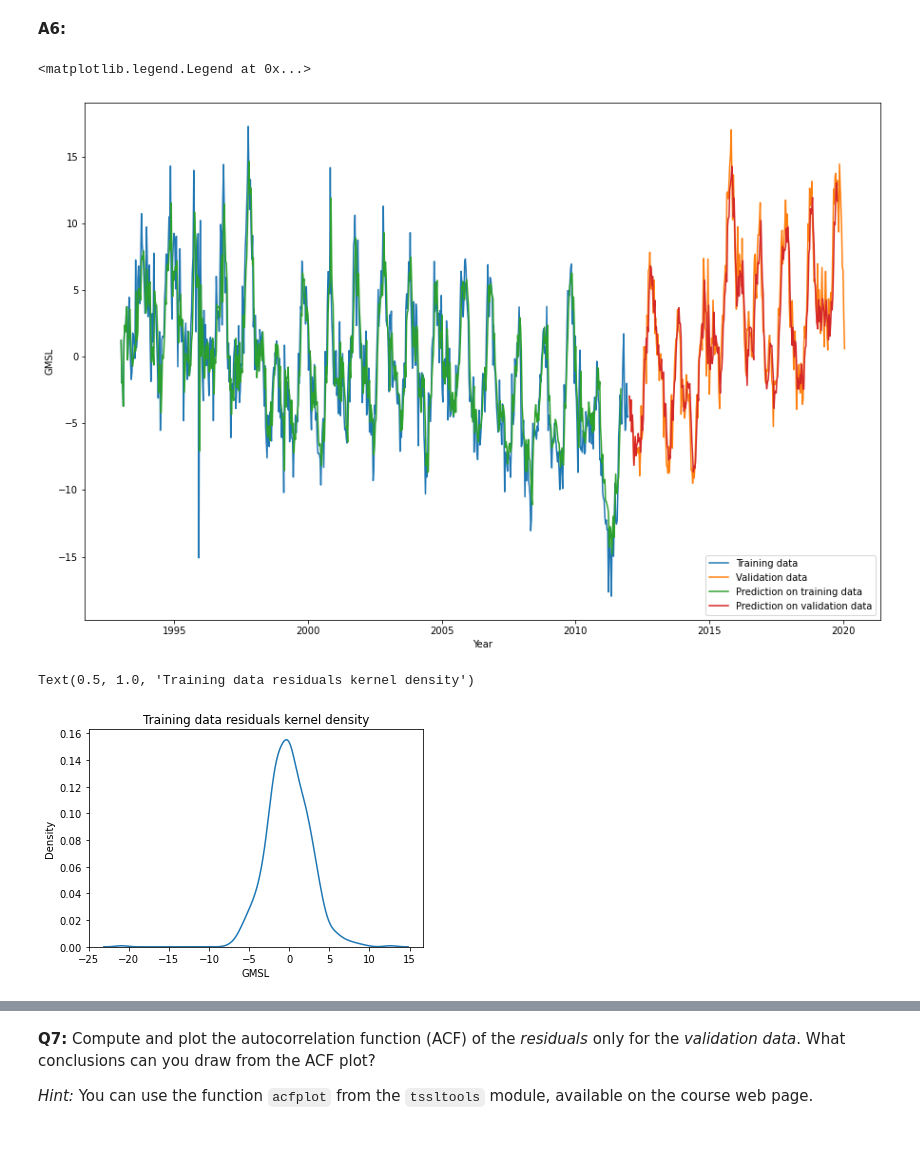
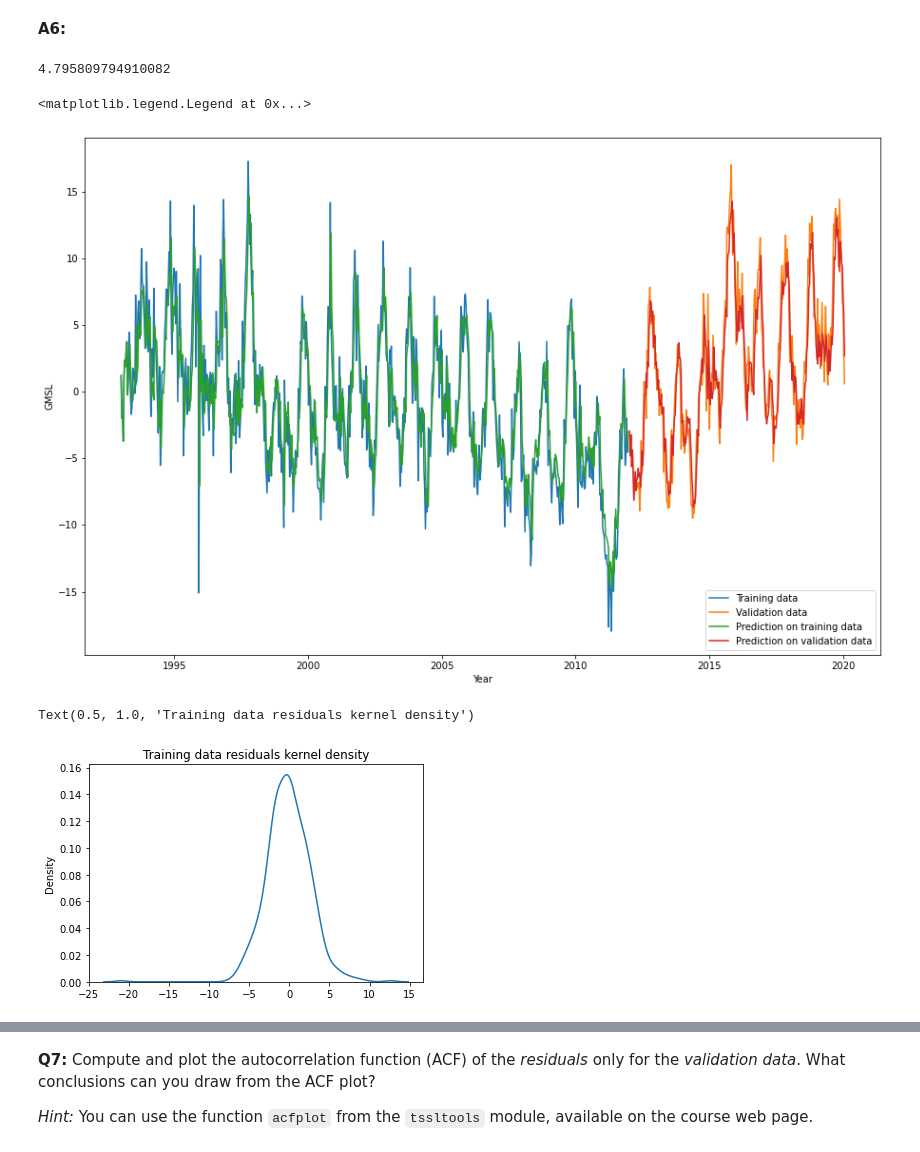
Before and after one commit to nicta839/MSc_Statistics_and_Machine_Learning, a Jupyter notebook: Time Series and Sequence Learning - 732A80/tssl_lab1.ipynb, the cells around one changed output, grey strips where cells are left out. Cells and saved outputs as stored; diff of their text form; code cells hidden in the pictures.

```diff
--- a/Time Series and Sequence Learning - 732A80/tssl_lab1.ipynb
+++ b/Time Series and Sequence Learning - 732A80/tssl_lab1.ipynb
@@ -193,21 +193,28 @@ def predict_ar_1step(theta, y_target):
 
     # Number of steps in prediction
     m = n-p
-    y_pred = np.zeros(m)
+    y_pred = np.zeros(n)
 
-    for i in range(m):
+    for i in range(n):
         if i < p:
             y_pred[i] = y_target[i]
         else:
             y_pred[i] = np.matmul(np.transpose(theta), y_target[i-p:i])
 
-    return y_pred
+    mse = np.sum((y_target - y_pred)**2)/m
+    residuals = y_target - y_pred
+
+    return {"predictions": y_pred, "mse": mse, "residuals": residuals}
 # %%
 # predict for training an test
 # training
-pred_train = predict_ar_1step(theta_train, ytrain)
+pred_train = predict_ar_1step(theta_train, np.array(ytrain))
 # validation
 pred_valid = predict_ar_1step(theta_train, np.array(yvalid)) #y_target needs to be an array. Indexing starts at 700
+# %%
+pred_valid["mse"]
+# %% [output]
+4.795809794910082
 # %%
 # Plot fitted data
 plt.figure(figsize=(15,10))
@@ -215,9 +222,9 @@ plt.plot(Xtrain, ytrain, label= 'Training data')
 plt.plot(Xvalid, yvalid, label= 'Validation data')
 plt.xlabel('Year')
 plt.ylabel('GMSL')
-plt.plot(Xtrain[:-len(theta_train), ], pred_train, label = 'Prediction on training data') # data is shifted by theta_train
-plt.plot(Xvalid[:-len(theta_train), ] , pred_valid, label = 'Prediction on validation data')
+plt.plot(Xtrain, pred_train["predictions"], label = 'Prediction on training data') # data is shifted by theta_train
+plt.plot(Xvalid, pred_valid["predictions"], label = 'Prediction on validation data')
 plt.legend(loc='lower right')
 # %% [output]
 <matplotlib.legend.Legend at 0x...>
-[figure, old version]
+[figure, new version]
@@ -228,8 +231,8 @@ valid_res = yvalid[:-len(theta_train)] - pred_valid
 # %%
 # Plot residuals for training
-sns.kdeplot(train_res).set_title('Training data residuals kernel density')
+sns.kdeplot(pred_train["residuals"]).set_title('Training data residuals kernel density')
 # %% [output]
 Text(0.5, 1.0, 'Training data residuals kernel density')
-[figure, old version]
+[figure, new version]
 # %%
 # plot residuals for validation
```
Also changed, not shown: parts of 18 cells of this notebook.
